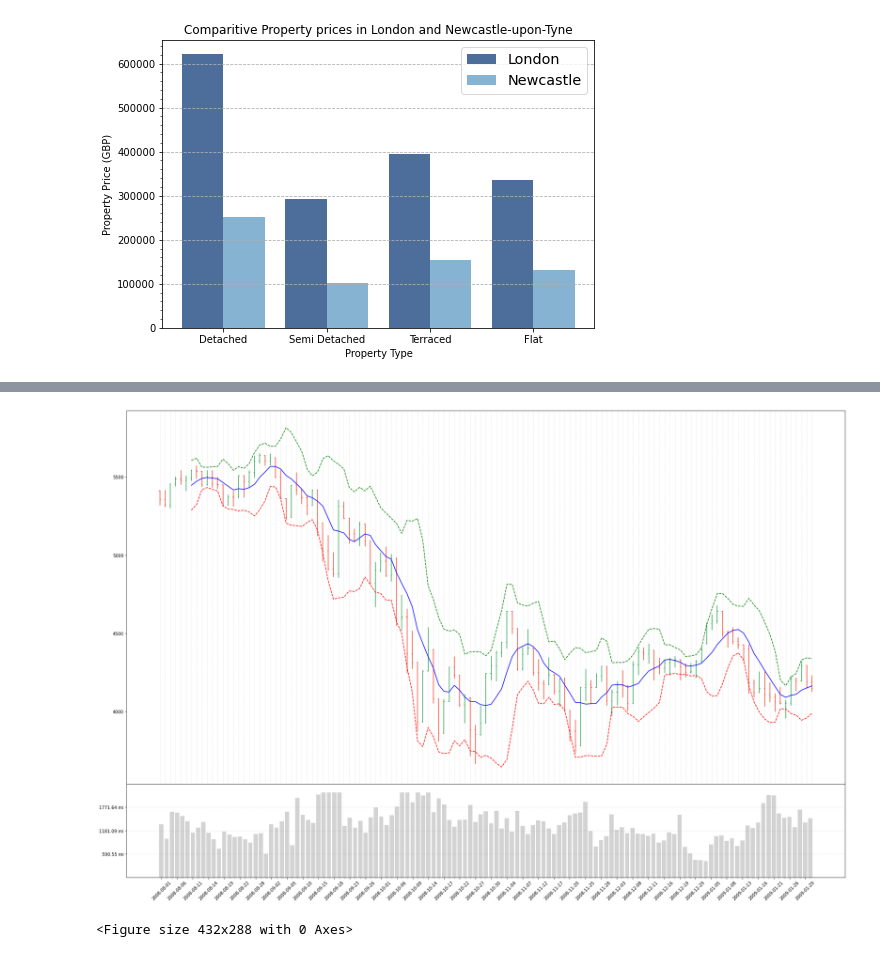
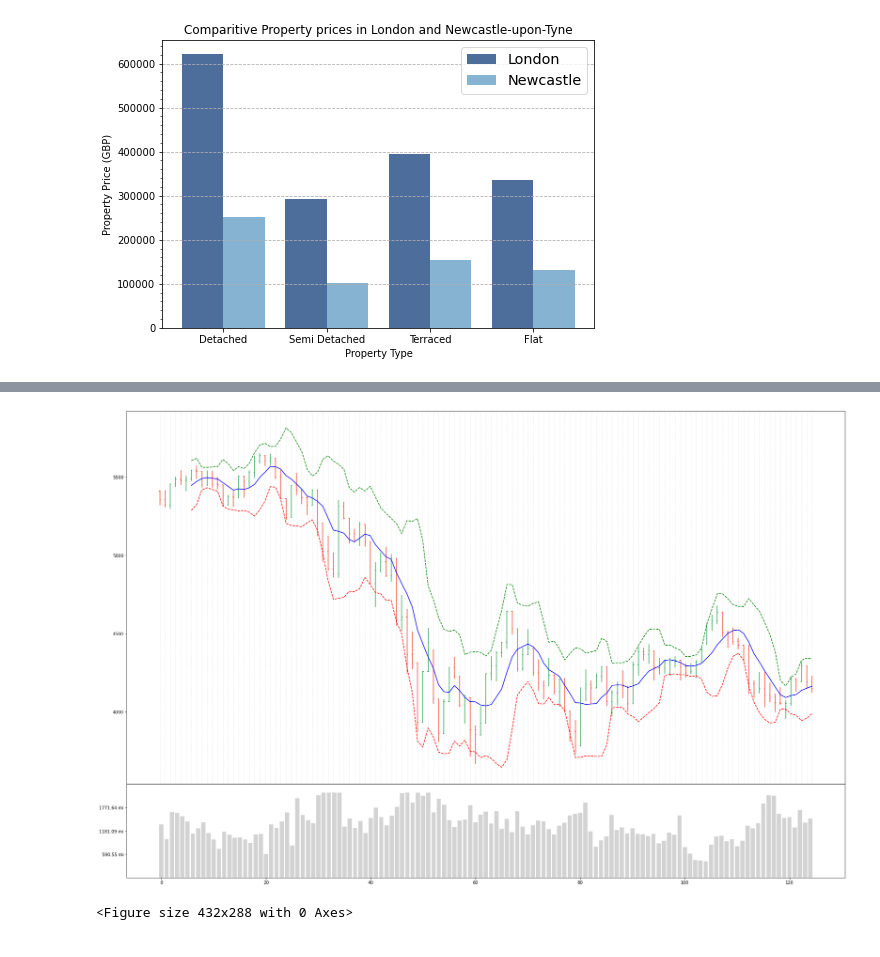
Before and after one commit to sarahj0/data-visualisation, a Jupyter notebook: DataVisualisation.ipynb, the cells around one changed output, grey strips where cells are left out. Drawn from its saved outputs; the diff is of its cells as text; code cells hidden in the pictures.

```diff
--- a/DataVisualisation.ipynb
+++ b/DataVisualisation.ipynb
@@ -90,40 +85,40 @@ for i, val in df.iterrows():
 #date ticks and ax grid - ORGANISE
 ax.set_xticks(ticks=x[::3])
 ax.set_xticklabels(df.date.dt.date[::3], rotation=45)
-ax2.set_xticks(ticks=x[::3])
-ax2.set_xticklabels(df.date.dt.date[::3], rotation=45)
 ax.set_xticks(x, minor=True)
-ax2.set_xticks(x, minor=True)
+#ax2.set_xticks(ticks=x[::3])
+#ax2.set_xticklabels(df.date.dt.date[::3], rotation=45)
+#ax2.set_xticks(x, minor=True)
 
 ax.xaxis.grid(color='black', linestyle='dashed', which='both', alpha=0.1)
-ax2. yaxis.grid(color='black', linestyle='dashed', which='both', alpha=0.1)
+#ax2.yaxis.grid(color='black', linestyle='dashed', which='both', alpha=0.1)
 
 #adding volume
 ax2.bar(x, df['Volume'], color='lightgrey')
 #get max volume
 mx = int(df['Volume'].max()*1.1)
 #define tick location, 0 to max in 4
 yticks_ax2 = range(0, mx+1, int(mx/4))
 #making tick labels
 yticks_labels_ax2 = ['{:.2f} mi'.format(i/1000000) for i in yticks_ax2]
 ax2.yaxis.tick_left() #moves tick
 #plot y ticks
 plt.yticks(yticks_ax2[1:-1], yticks_labels_ax2[1:-1])
 plt.ylim(0,mx)
 
 sma = df['Close'].rolling(7).mean()
 ax.plot(x, sma, color='blue')
 
 std = df['Close'].rolling(7).std()
 bollUp = sma + std * 2.0
 bollDown = sma - std * 2.0
 
 ax.plot(x , bollUp, linestyle="dashed", c="g")
 ax.plot(x , bollDown, linestyle="dashed", c="r")
 
 plt.subplots_adjust(wspace=0, hspace=0)
 plt.show()
 plt.savefig('plot.png', dpi=300, bbox_inches='tight')
 # %% [output]
-[figure, old version]
+[figure, new version]
 <Figure size 432x288 with 0 Axes>
```
Also changed, not shown: parts of 3 cells of this notebook.
